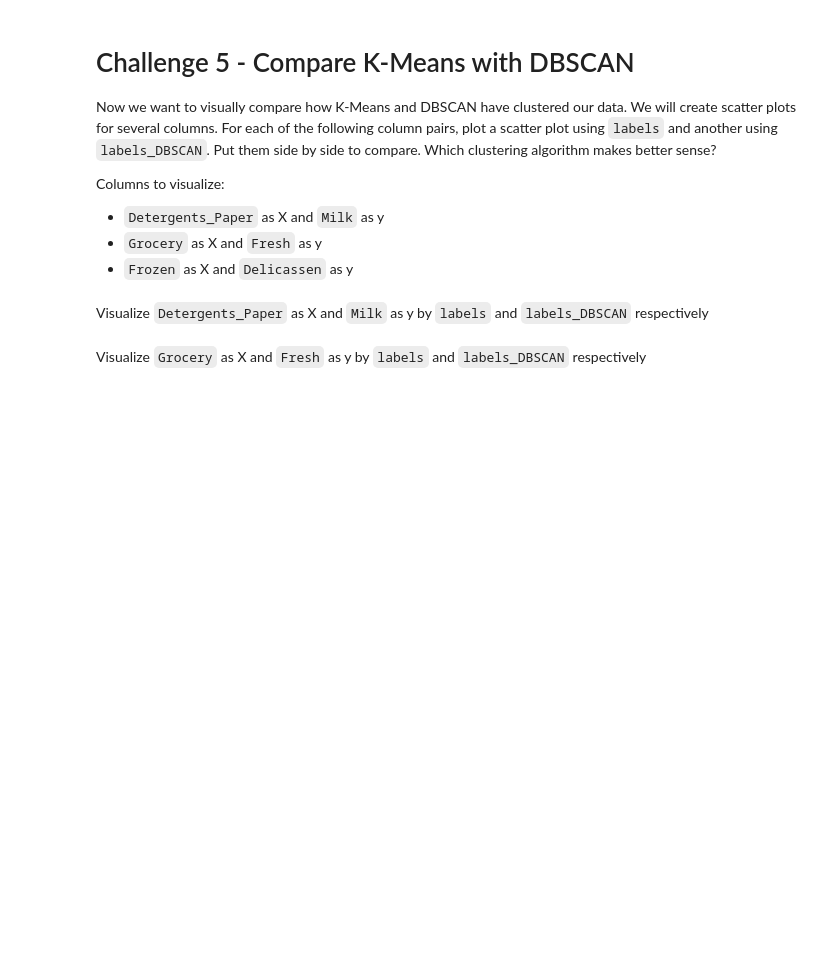
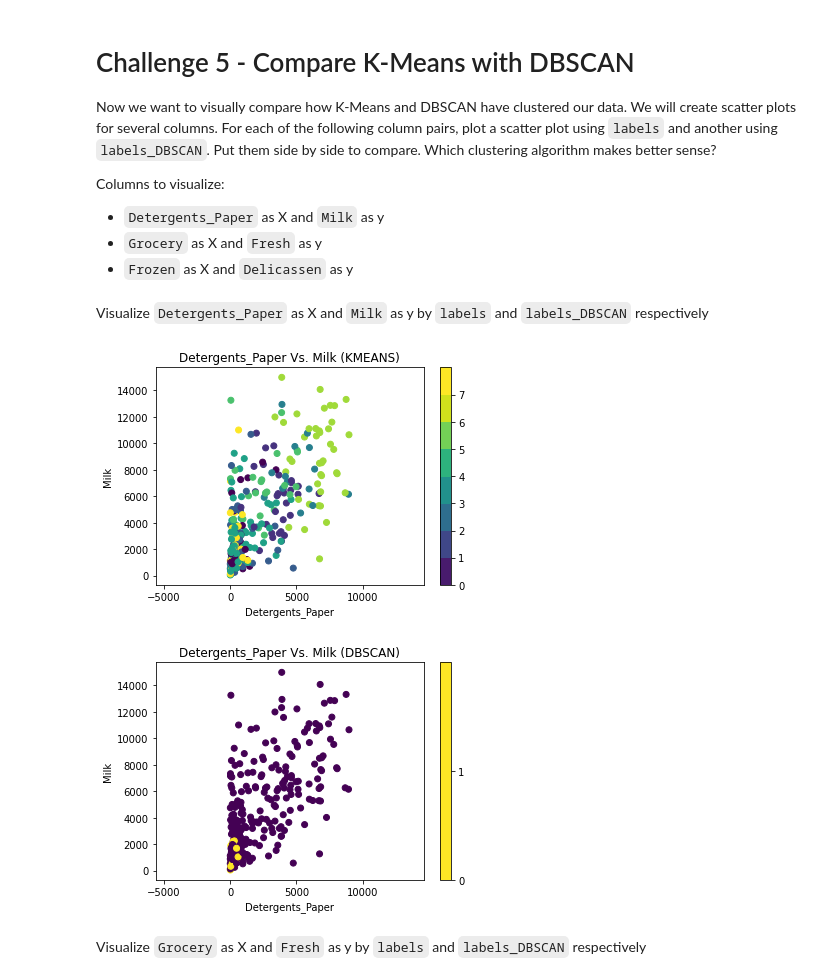
Before and after one commit to herreradelduque/dataptmad1019, a Jupyter notebook: module-3/lab-unsupervised-learning/your-code/main.ipynb, the cells around one changed output. Drawn from its saved outputs; the diff is of its cells as text; code cells hidden in the pictures; blank space fills up the shorter version.

```diff
--- a/module-3/lab-unsupervised-learning/your-code/main.ipynb
+++ b/module-3/lab-unsupervised-learning/your-code/main.ipynb
@@ -48,0 +140,12 @@ If your conclusion from the previous challenge is the data need cleaning/transfo
+# %%
+# Your code here
+
+
+# delete all rows with column 'Age' has value 30 to 40
+# indexNames = dfObj[ (dfObj['Age'] >= 30) & (dfObj['Age'] <= 40) ].index
+# dfObj.drop(indexNames , inplace=True)
+
+# Removing outliers:
+customers_outliers = customers[((customers< (Q1 - 1.5 * IQR)) |(customers > (Q3 + 1.5 * IQR))).any(axis=1)].index
+customers.drop(customers_outliers,inplace=True)
+customers.shape
@@ -62,6 +176,8 @@ Diverse value ranges in different features could cause issues in our clustering.
 from sklearn.preprocessing import StandardScaler
 
 # Your code here:
+scaler = StandardScaler()
+customers_scale = scaler.fit_transform(customers)
 # %% [markdown]
 # Challenge 3 - Data Clustering with K-Means
 
@@ -70,0 +185,5 @@ Now let's cluster the data with K-Means first. Initiate the K-Means model, then
+# %%
+# Your code here:
+from sklearn.cluster import KMeans
+kmeans = KMeans().fit(customers_scale)
+customers['labels'] = kmeans.labels_
@@ -80,0 +218,6 @@ Now let's cluster the data using DBSCAN. Use `DBSCAN(eps=0.5)` to initiate the m
+# %%
+# Your code here
+from sklearn.cluster import DBSCAN
+model_dbscan = DBSCAN(eps=0.5).fit(customers_scale)
+customers['labels_DBSCAN'] = model_dbscan.labels_
+customers.head()
@@ -99,2 +252,24 @@ Visualize `Detergents_Paper` as X and `Milk` as y by `labels` and `labels_DBSCAN
+# %%
+# Your code here:
+labels = customers['labels']
+labels_DBSCAN = customers['labels_DBSCAN']
+
+plt.scatter(customers['Detergents_Paper'], customers['Milk'], c=labels)
+plt.gca().set_aspect('equal', 'datalim')
+plt.xlabel('Detergents_Paper')
+plt.ylabel('Milk')
+plt.colorbar(boundaries=np.arange(len(np.unique(labels))+1)).set_ticks(np.arange(len(np.unique(labels))))
+plt.title('Detergents_Paper Vs. Milk (KMEANS)')
+plt.show()
+plt.scatter(customers['Detergents_Paper'], customers['Milk'], c=labels_DBSCAN)
+plt.gca().set_aspect('equal', 'datalim')
+plt.xlabel('Detergents_Paper')
+plt.ylabel('Milk')
+plt.colorbar(boundaries=np.arange(len(np.unique(labels_DBSCAN))+1)).set_ticks(np.arange(len(np.unique(labels_DBSCAN))))
+plt.title('Detergents_Paper Vs. Milk (DBSCAN)')
+plt.show()
+# %% [output]
+[figure, added]
+[figure, added]
 # %% [markdown]
 Visualize `Grocery` as X and `Fresh` as y by `labels` and `labels_DBSCAN` respectively
```
Also changed, not shown: parts of 38 cells of this notebook.
